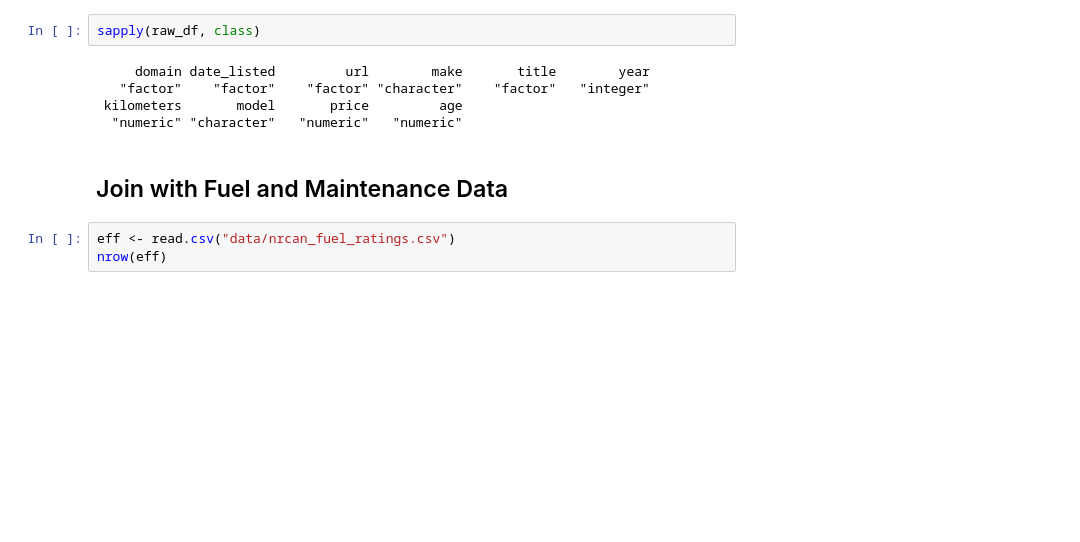
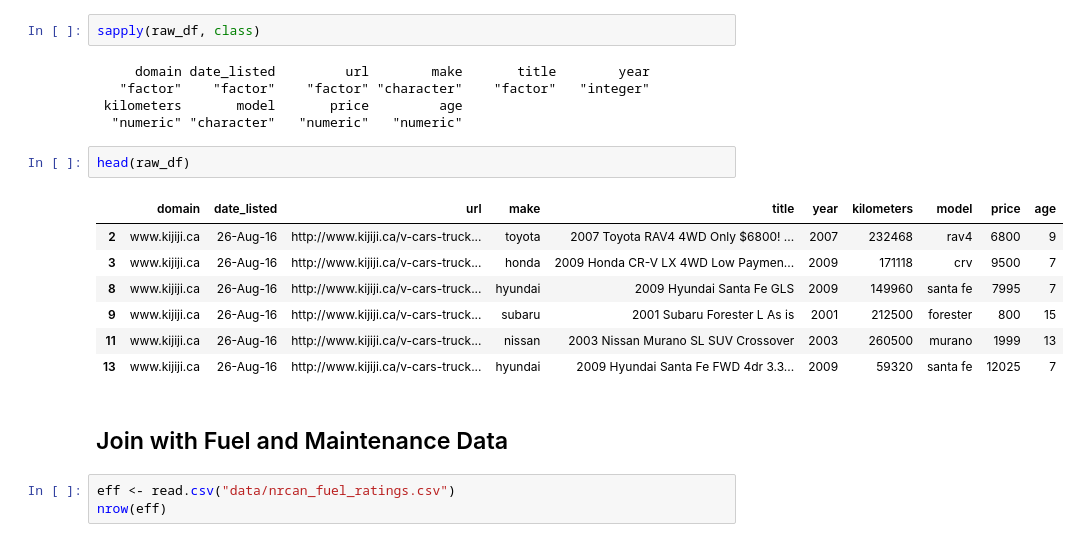
Before and after one commit to mfournierca/kijiji_car_scraper, a Jupyter notebook: analysis.R.ipynb, the cells around one changed output. Saved outputs shown, nothing was run; the diff lists cells and outputs as text; blank space fills up the shorter version.

```diff
--- a/analysis.R.ipynb
+++ b/analysis.R.ipynb
@@ -66,6 +66,16 @@ sapply(raw_df, class)
    "factor"    "factor"    "factor" "character"    "factor"   "integer"
  kilometers       model       price         age
   "numeric" "character"   "numeric"   "numeric"
+# %%
+head(raw_df)
+# %% [output]
+|  | domain | date_listed | url | make | title | year | kilometers | model | price | age |
+| 2 | www.kijiji.ca | 26-Aug-16 | http://www.kijiji.ca/v-cars-truck... | toyota | 2007 Toyota RAV4 4WD Only $6800! ... | 2007 | 232468 | rav4 | 6800 | 9 |
+| 3 | www.kijiji.ca | 26-Aug-16 | http://www.kijiji.ca/v-cars-truck... | honda | 2009 Honda CR-V LX 4WD Low Paymen... | 2009 | 171118 | crv | 9500 | 7 |
+| 8 | www.kijiji.ca | 26-Aug-16 | http://www.kijiji.ca/v-cars-truck... | hyundai | 2009 Hyundai Santa Fe GLS | 2009 | 149960 | santa fe | 7995 | 7 |
+| 9 | www.kijiji.ca | 26-Aug-16 | http://www.kijiji.ca/v-cars-truck... | subaru | 2001 Subaru Forester L As is | 2001 | 212500 | forester | 800 | 15 |
+| 11 | www.kijiji.ca | 26-Aug-16 | http://www.kijiji.ca/v-cars-truck... | nissan | 2003 Nissan Murano SL SUV Crossover | 2003 | 260500 | murano | 1999 | 13 |
+| 13 | www.kijiji.ca | 26-Aug-16 | http://www.kijiji.ca/v-cars-truck... | hyundai | 2009 Hyundai Santa Fe FWD 4dr 3.3... | 2009 | 59320 | santa fe | 12025 | 7 |
 # %% [markdown]
 ## Join with Fuel and Maintenance Data
 # %%
```
Also changed, not shown: parts of 1 cell of this notebook, 1 other file.
